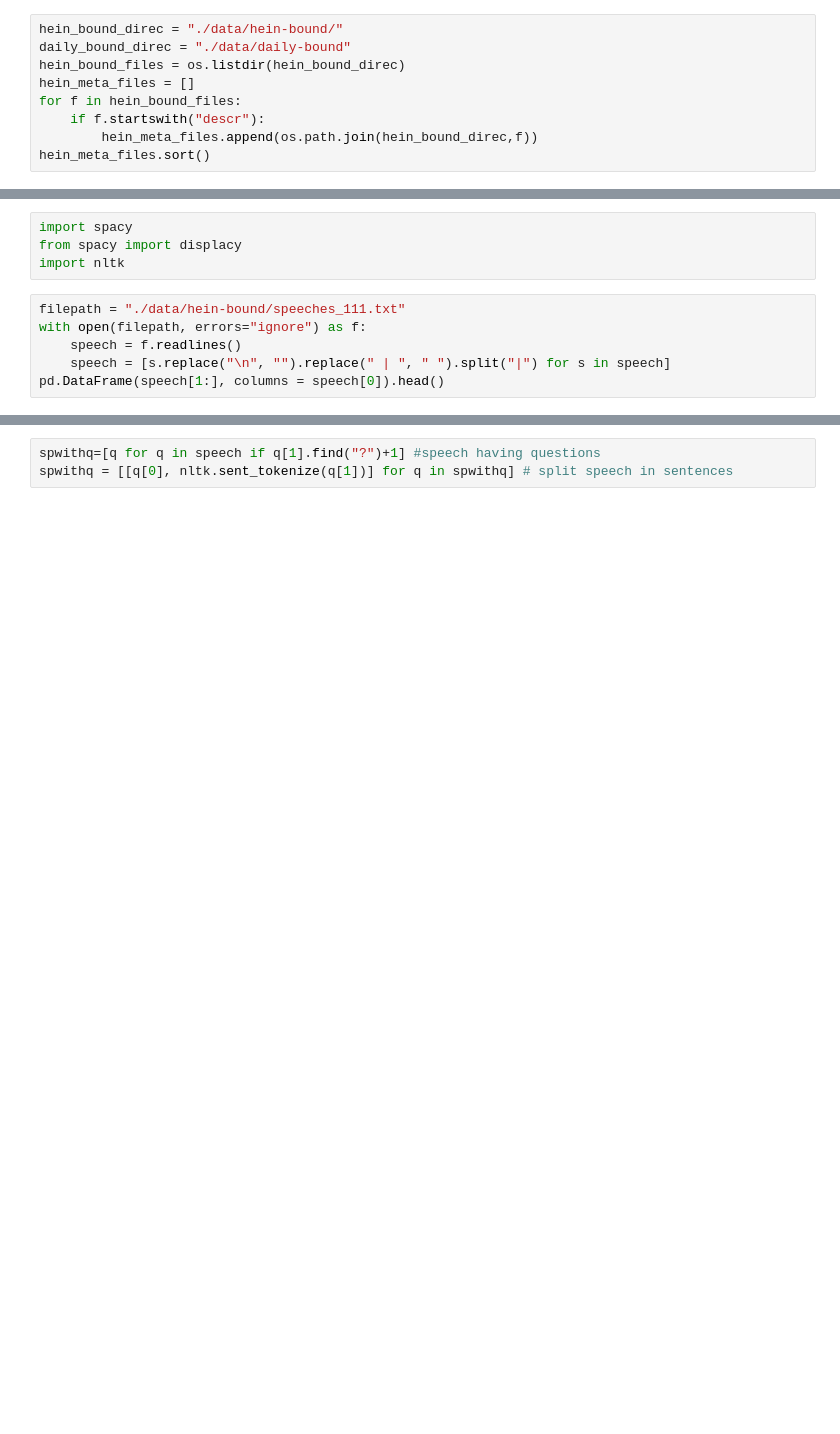
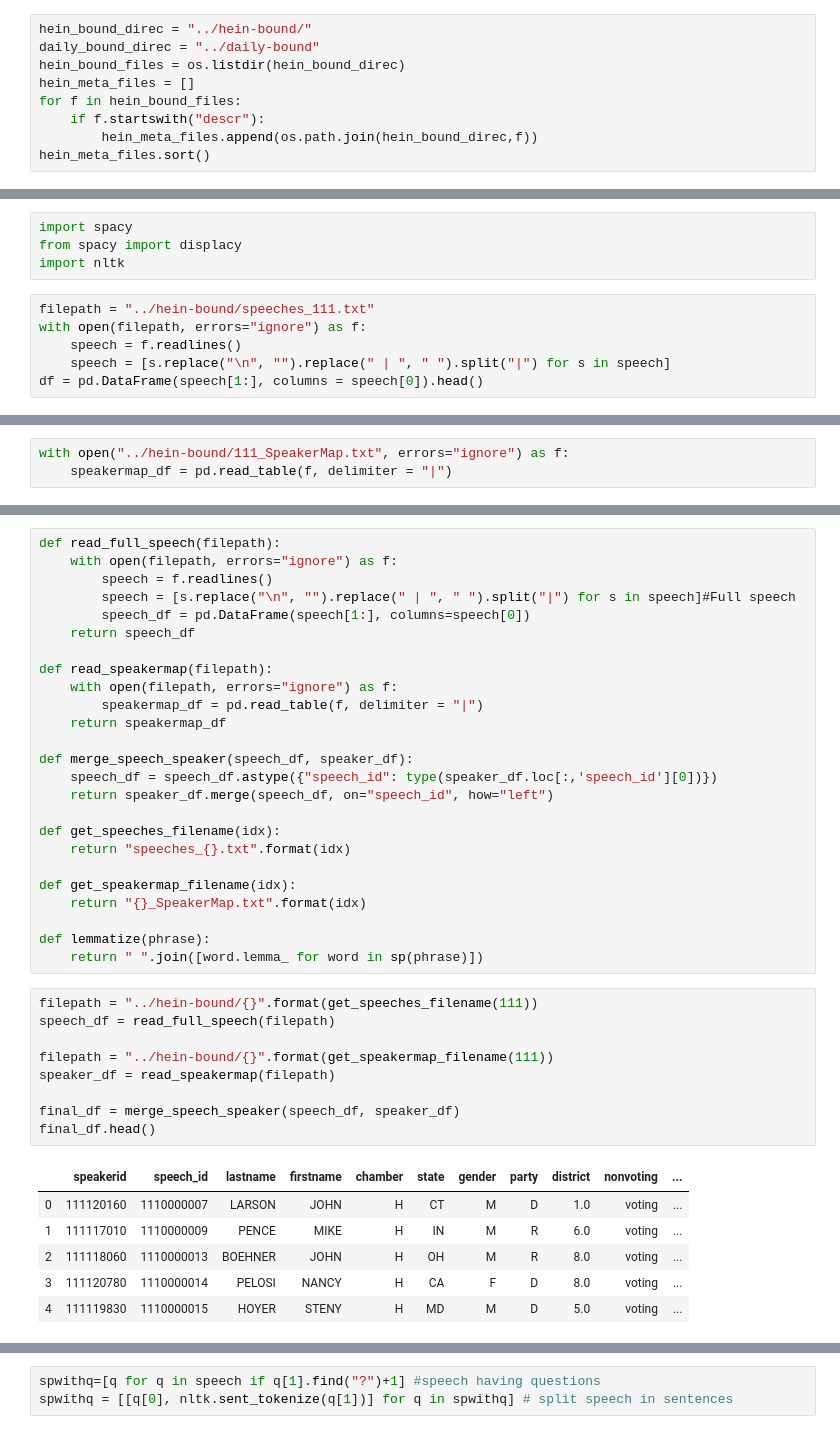
Before and after one commit to rostro36/Partisan-Responses, a Jupyter notebook: data_exploration.ipynb, the cells around one changed output, grey strips where cells are left out. Cells and saved outputs as stored; diff of their text form; blank space fills up the shorter version.

Commit message:
started code for question-answer pairs in data_exploration

```diff
--- a/data_exploration.ipynb
+++ b/data_exploration.ipynb
@@ -36,8 +36,8 @@ speechmeta.head()
 | 3 | 1110000004 | H | 20090106 | 4 | The CLERK | Unknown | Unknown | Unknown | Special | ... |
 | 4 | 1110000005 | H | 20090106 | 5 | The CLERK | Unknown | Unknown | Unknown | Special | ... |
 # %%
-hein_bound_direc = "./data/hein-bound/"
-daily_bound_direc = "./data/daily-bound"
+hein_bound_direc = "../hein-bound/"
+daily_bound_direc = "../daily-bound"
 hein_bound_files = os.listdir(hein_bound_direc)
 hein_meta_files = []
 for f in hein_bound_files:
@@ -69,8 +69,8 @@ import spacy
 from spacy import displacy
 import nltk
 # %%
-filepath = "./data/hein-bound/speeches_111.txt"
+filepath = "../hein-bound/speeches_111.txt"
 with open(filepath, errors="ignore") as f:
     speech = f.readlines()
     speech = [s.replace("\n", "").replace(" | ", " ").split("|") for s in speech]
-pd.DataFrame(speech[1:], columns = speech[0]).head()
+df = pd.DataFrame(speech[1:], columns = speech[0]).head()
@@ -83,0 +86,3 @@ pd.DataFrame(speech[1:], columns = speech[0]).head()
+# %%
+with open("../hein-bound/111_SpeakerMap.txt", errors="ignore") as f:
+    speakermap_df = pd.read_table(f, delimiter = "|")
@@ -83,0 +98,41 @@ pd.DataFrame(speech[1:], columns = speech[0]).head()
+# %%
+def read_full_speech(filepath):
+    with open(filepath, errors="ignore") as f:
+        speech = f.readlines()
+        speech = [s.replace("\n", "").replace(" | ", " ").split("|") for s in speech]#Full speech
+        speech_df = pd.DataFrame(speech[1:], columns=speech[0])
+    return speech_df
+
+def read_speakermap(filepath):
+    with open(filepath, errors="ignore") as f:
+        speakermap_df = pd.read_table(f, delimiter = "|")
+    return speakermap_df
+
+def merge_speech_speaker(speech_df, speaker_df):
+    speech_df = speech_df.astype({"speech_id": type(speaker_df.loc[:,'speech_id'][0])})
+    return speaker_df.merge(speech_df, on="speech_id", how="left")
+
+def get_speeches_filename(idx):
+    return "speeches_{}.txt".format(idx)
+
+def get_speakermap_filename(idx):
+    return "{}_SpeakerMap.txt".format(idx)
+
+def lemmatize(phrase):
+    return " ".join([word.lemma_ for word in sp(phrase)])
+# %%
+filepath = "../hein-bound/{}".format(get_speeches_filename(111))
+speech_df = read_full_speech(filepath)
+
+filepath = "../hein-bound/{}".format(get_speakermap_filename(111))
+speaker_df = read_speakermap(filepath)
+
+final_df = merge_speech_speaker(speech_df, speaker_df)
+final_df.head()
+# %% [output]
+|  | speakerid | speech_id | lastname | firstname | chamber | state | gender | party | district | nonvoting | ... |
+| 0 | 111120160 | 1110000007 | LARSON | JOHN | H | CT | M | D | 1.0 | voting | ... |
+| 1 | 111117010 | 1110000009 | PENCE | MIKE | H | IN | M | R | 6.0 | voting | ... |
+| 2 | 111118060 | 1110000013 | BOEHNER | JOHN | H | OH | M | R | 8.0 | voting | ... |
+| 3 | 111120780 | 1110000014 | PELOSI | NANCY | H | CA | F | D | 8.0 | voting | ... |
+| 4 | 111119830 | 1110000015 | HOYER | STENY | H | MD | M | D | 5.0 | voting | ... |
```
Also changed, not shown: parts of 10 cells of this notebook, 2 other files.
